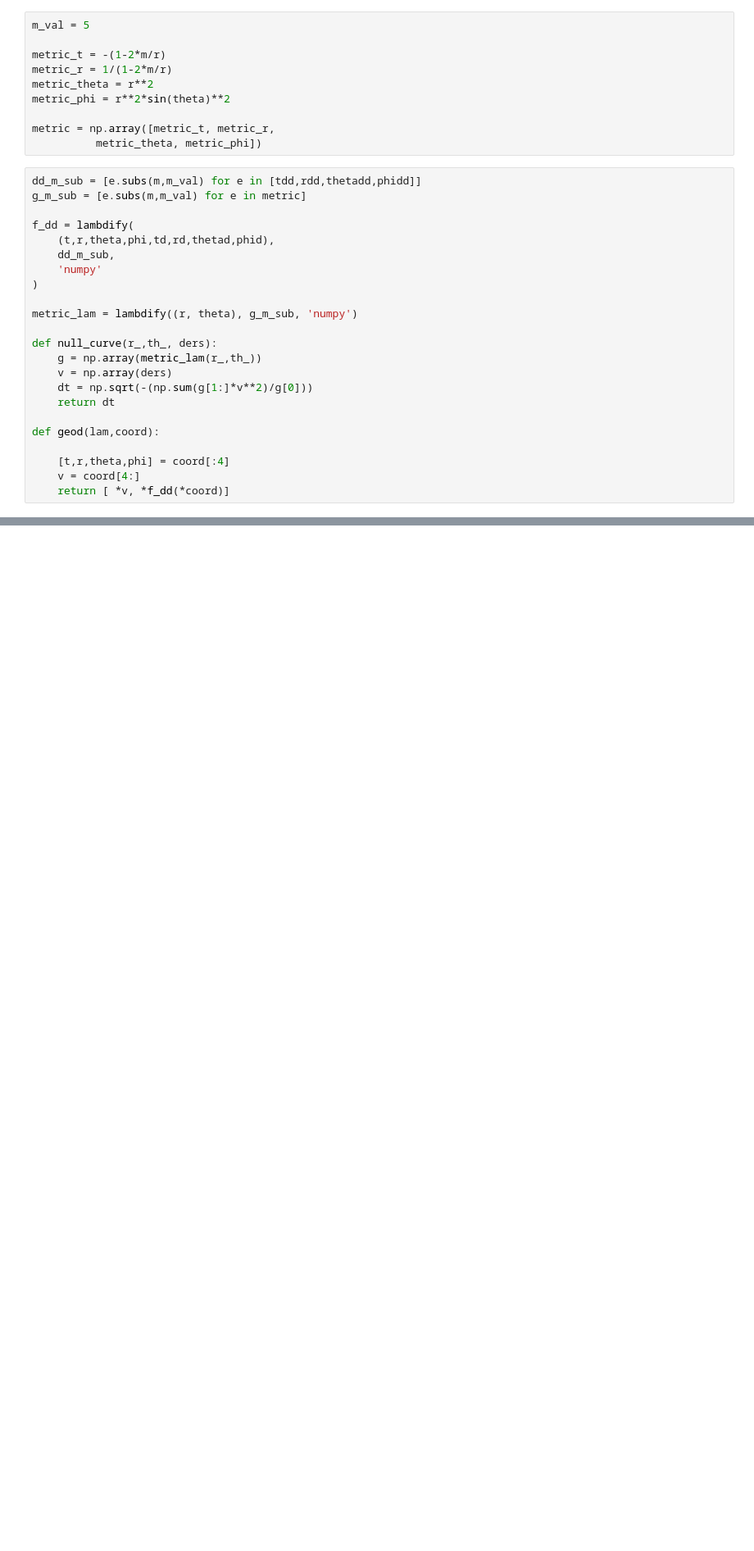
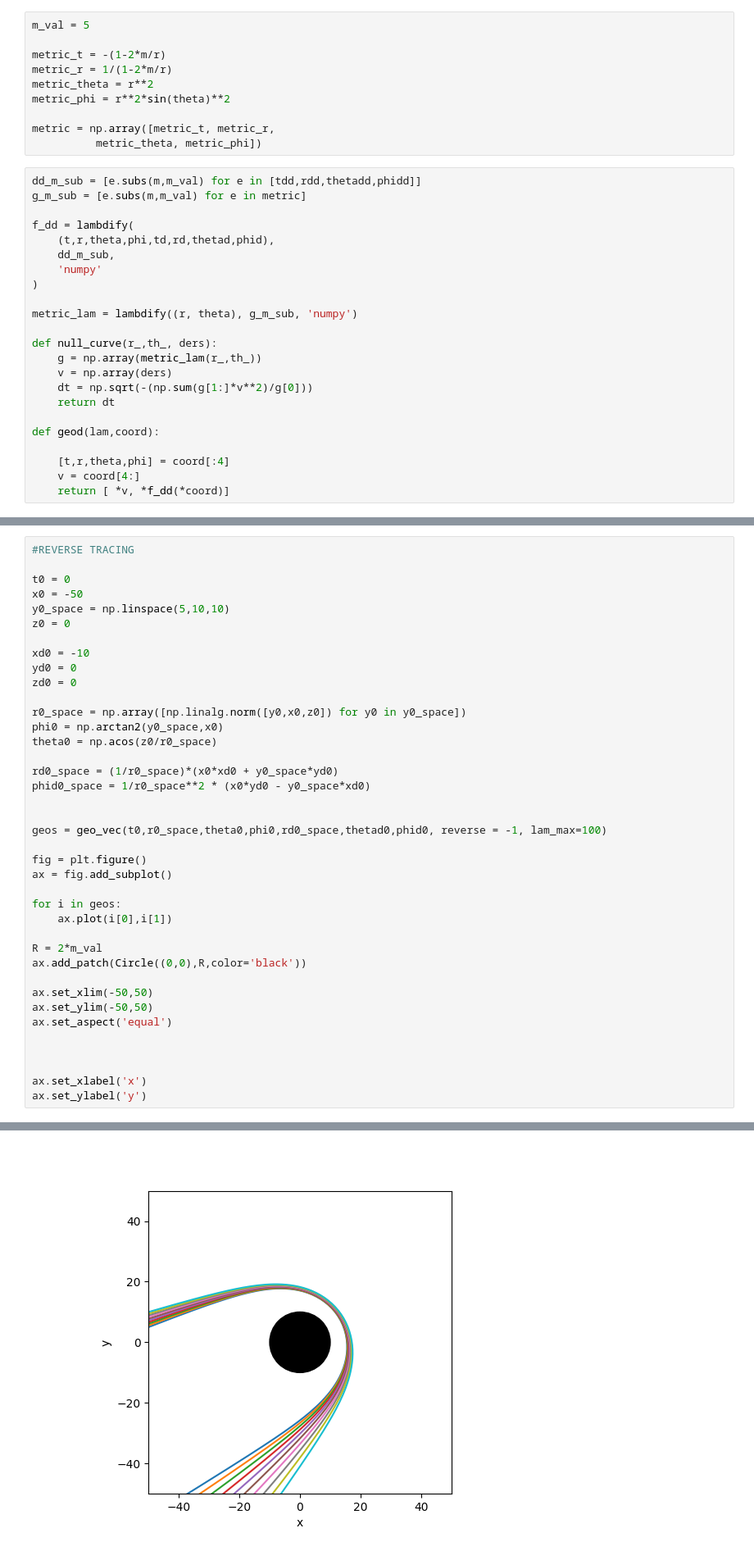
Before and after one commit to francescogibellini15-design/Thesis, a Jupyter notebook: ray_tracing.ipynb, the cells around one changed output, grey strips where cells are left out. Shown at 82% size. Saved outputs shown, nothing was run; the diff lists cells and outputs as text; blank space fills up the shorter version.

```diff
--- a/ray_tracing.ipynb
+++ b/ray_tracing.ipynb
@@ -262,0 +261,40 @@ TypeError: 'p' must be an instance of matplotlib.patches.Patch, not a sympy.geom
+# %%
+#REVERSE TRACING
+
+t0 = 0
+x0 = -50
+y0_space = np.linspace(5,10,10)
+z0 = 0
+
+xd0 = -10
+yd0 = 0
+zd0 = 0
+
+r0_space = np.array([np.linalg.norm([y0,x0,z0]) for y0 in y0_space])
+phi0 = np.arctan2(y0_space,x0)
+theta0 = np.acos(z0/r0_space)
+
+rd0_space = (1/r0_space)*(x0*xd0 + y0_space*yd0)
+phid0_space = 1/r0_space**2 * (x0*yd0 - y0_space*xd0)
+
+
+geos = geo_vec(t0,r0_space,theta0,phi0,rd0_space,thetad0,phid0, reverse = -1, lam_max=100)
+
+fig = plt.figure()
+ax = fig.add_subplot()
+
+for i in geos:
+    ax.plot(i[0],i[1])
+
+R = 2*m_val
+ax.add_patch(Circle((0,0),R,color='black'))
+
+ax.set_xlim(-50,50)
+ax.set_ylim(-50,50)
+ax.set_aspect('equal')
+
+
+
+ax.set_xlabel('x')
+ax.set_ylabel('y')
+# %% [output]
@@ -262,0 +302 @@ TypeError: 'p' must be an instance of matplotlib.patches.Patch, not a sympy.geom
+[figure, added]
```
Also changed, not shown: parts of 9 cells of this notebook.
